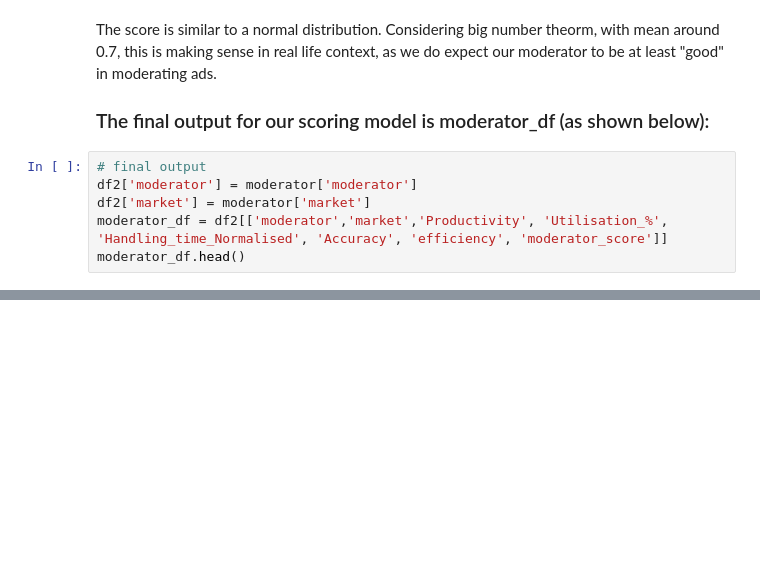
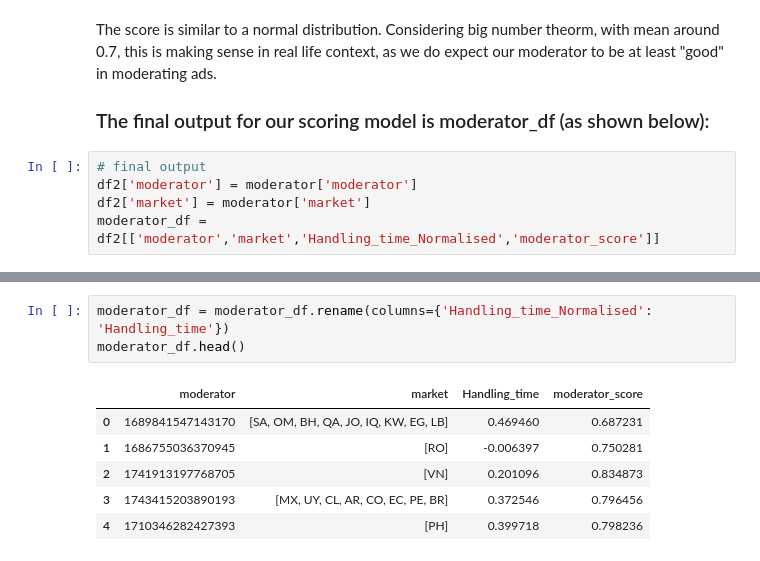
Before and after one commit to liuchennn1414/TikTok_Hungry_Ads, a Jupyter notebook: moderator_score.ipynb, the cells around one changed output, grey strips where cells are left out. Drawn from its saved outputs; the diff is of its cells as text; blank space fills up the shorter version.

Commit message:
update moderator

```diff
--- a/moderator_score.ipynb
+++ b/moderator_score.ipynb
@@ -440,5 +440,4 @@ The score is similar to a normal distribution. Considering big number theorm, wi
 # final output
 df2['moderator'] = moderator['moderator']
 df2['market'] = moderator['market']
-moderator_df = df2[['moderator','market','Productivity', 'Utilisation_%', 'Handling_time_Normalised', 'Accuracy', 'efficiency', 'moderator_score']]
-moderator_df.head()
+moderator_df = df2[['moderator','market','Handling_time_Normalised','moderator_score']]
@@ -461,0 +444,10 @@ See the caveats in the documentation: https://pandas.pydata.org/pandas-docs/stab
+# %%
+moderator_df = moderator_df.rename(columns={'Handling_time_Normalised': 'Handling_time'})
+moderator_df.head()
+# %% [output]
+|  | moderator | market | Handling_time | moderator_score |
+| 0 | 1689841547143170 | [SA, OM, BH, QA, JO, IQ, KW, EG, LB] | 0.469460 | 0.687231 |
+| 1 | 1686755036370945 | [RO] | -0.006397 | 0.750281 |
+| 2 | 1741913197768705 | [VN] | 0.201096 | 0.834873 |
+| 3 | 1743415203890193 | [MX, UY, CL, AR, CO, EC, PE, BR] | 0.372546 | 0.796456 |
+| 4 | 1710346282427393 | [PH] | 0.399718 | 0.798236 |
```
Also changed, not shown: parts of 1 cell of this notebook.
